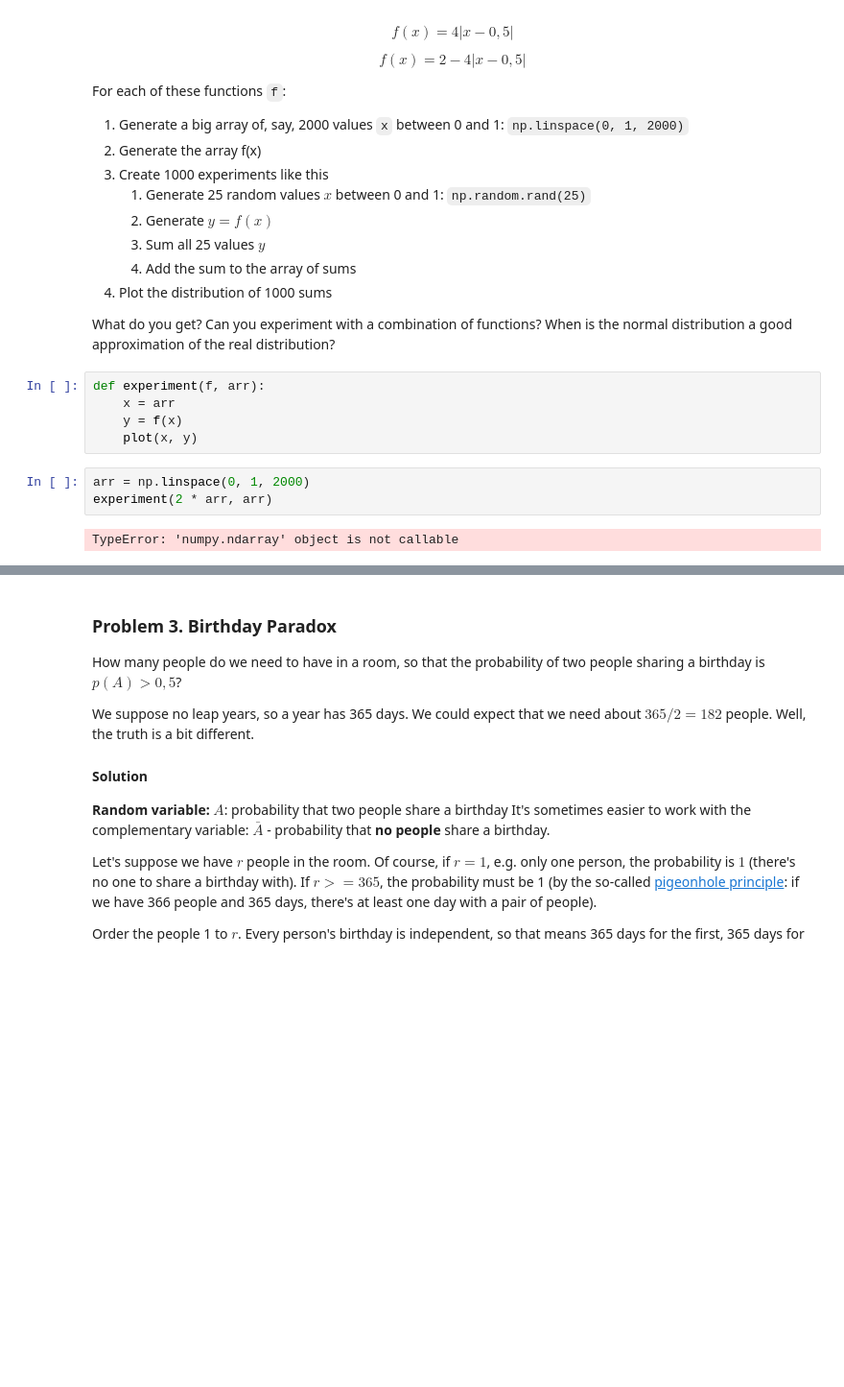
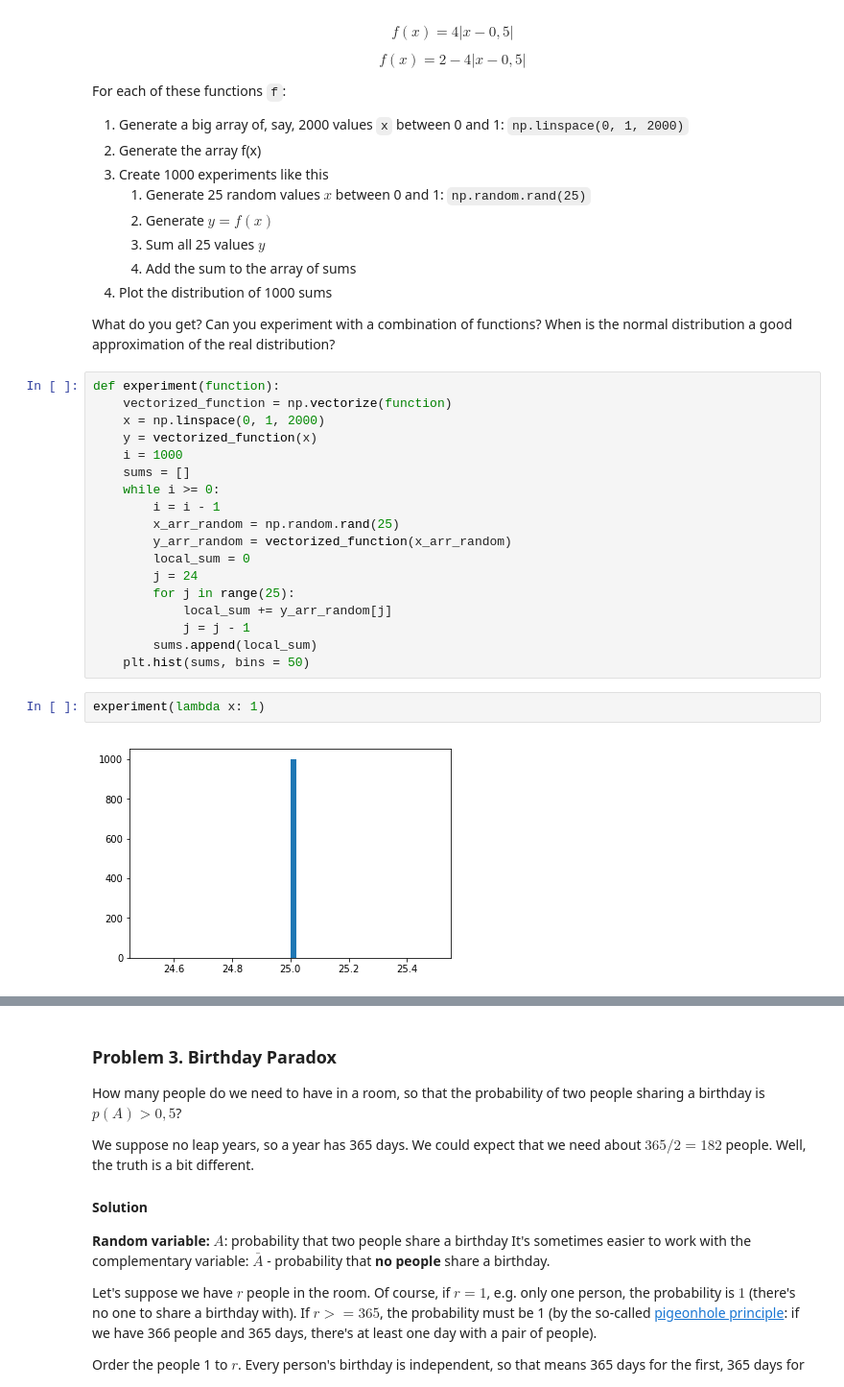
Before and after one commit to viraco4a/SoftUni, a Jupyter notebook: MathConceptsForDevelopers/Exercise_5_Probability-And_Combinatorics/Probability and Combinatorics Exercise.ipynb, the cells around one changed output, grey strips where cells are left out. Shown: that part at 96% size. Saved outputs shown, nothing was run; the diff lists cells and outputs as text; blank space fills up the shorter version.

```diff
--- a/MathConceptsForDevelopers/Exercise_5_Probability-And_Combinatorics/Probability and Combinatorics Exercise.ipynb
+++ b/MathConceptsForDevelopers/Exercise_5_Probability-And_Combinatorics/Probability and Combinatorics Exercise.ipynb
@@ -114,13 +114,25 @@ For each of these functions `f`:
 4. Plot the distribution of 1000 sums
 
 What do you get? Can you experiment with a combination of functions? When is the normal distribution a good approximation of the real distribution?
-# %%
-def experiment(f, arr):
-    x = arr
-    y = f(x)
-    plot(x, y)
-# %%
-arr = np.linspace(0, 1, 2000)
-experiment(2 * arr, arr)
-# %% [output]
-TypeError: 'numpy.ndarray' object is not callable
+# %%
+def experiment(function):
+    vectorized_function = np.vectorize(function)
+    x = np.linspace(0, 1, 2000)
+    y = vectorized_function(x)
+    i = 1000
+    sums = []
+    while i >= 0:
+        i = i - 1
+        x_arr_random = np.random.rand(25)
+        y_arr_random = vectorized_function(x_arr_random)
+        local_sum = 0
+        j = 24
+        for j in range(25):
+            local_sum += y_arr_random[j]
+            j = j - 1
+        sums.append(local_sum)
+    plt.hist(sums, bins = 50)
+# %%
+experiment(lambda x: 1)
+# %% [output]
+[figure, added]
```
Also changed, not shown: parts of 5 cells of this notebook.
